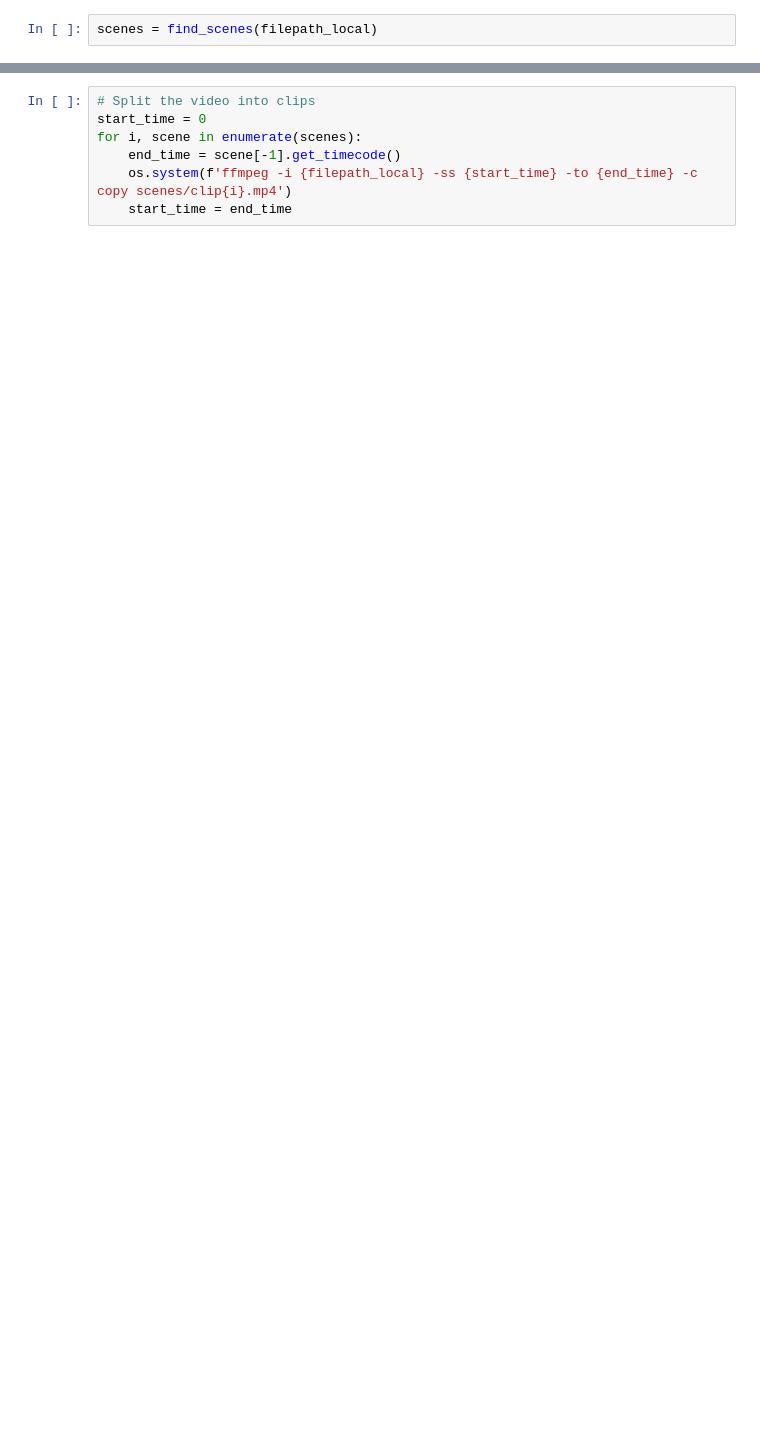
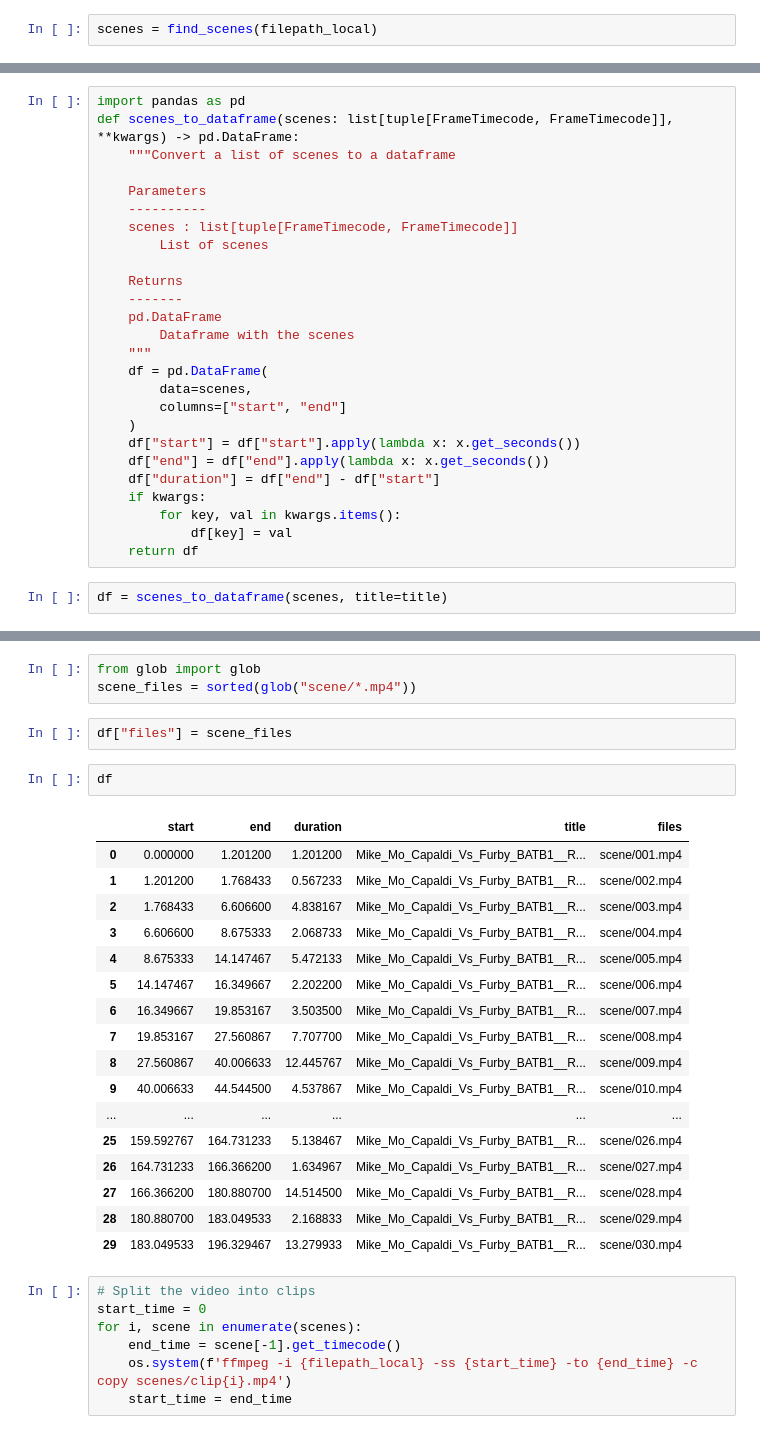
Before and after one commit to EduardoPach/SkateAI, a Jupyter notebook: src/pipelines/nothing.ipynb, the cells around one changed output, grey strips where cells are left out. Cells and saved outputs as stored; diff of their text form; blank space fills up the shorter version.

```diff
--- a/src/pipelines/nothing.ipynb
+++ b/src/pipelines/nothing.ipynb
@@ -767,3 +748,31 @@ scenes
+# %%
+import pandas as pd
+def scenes_to_dataframe(scenes: list[tuple[FrameTimecode, FrameTimecode]], **kwargs) -> pd.DataFrame:
+    """Convert a list of scenes to a dataframe
+
+    Parameters
+    ----------
+    scenes : list[tuple[FrameTimecode, FrameTimecode]]
+        List of scenes
+
+    Returns
+    -------
+    pd.DataFrame
+        Dataframe with the scenes
+    """
+    df = pd.DataFrame(
+        data=scenes,
+        columns=["start", "end"]
+    )
+    df["start"] = df["start"].apply(lambda x: x.get_seconds())
+    df["end"] = df["end"].apply(lambda x: x.get_seconds())
+    df["duration"] = df["end"] - df["start"]
+    if kwargs:
+        for key, val in kwargs.items():
+            df[key] = val
+    return df
+# %%
+df = scenes_to_dataframe(scenes, title=title)
 # %%
 split_video_ffmpeg(filepath_local, scenes, output_file_template=f"scene/$SCENE_NUMBER.mp4", show_progress=True)
 # %% [output]
@@ -771,3 +780,28 @@ split_video_ffmpeg(filepath_local, scenes, output_file_template=f"scene/$SCENE_N
+# %%
+from glob import glob
+scene_files = sorted(glob("scene/*.mp4"))
+# %%
+df["files"] = scene_files
+# %%
+df
+# %% [output]
+|  | start | end | duration | title | files |
+| 0 | 0.000000 | 1.201200 | 1.201200 | Mike_Mo_Capaldi_Vs_Furby_BATB1__R... | scene/001.mp4 |
+| 1 | 1.201200 | 1.768433 | 0.567233 | Mike_Mo_Capaldi_Vs_Furby_BATB1__R... | scene/002.mp4 |
+| 2 | 1.768433 | 6.606600 | 4.838167 | Mike_Mo_Capaldi_Vs_Furby_BATB1__R... | scene/003.mp4 |
+| 3 | 6.606600 | 8.675333 | 2.068733 | Mike_Mo_Capaldi_Vs_Furby_BATB1__R... | scene/004.mp4 |
+| 4 | 8.675333 | 14.147467 | 5.472133 | Mike_Mo_Capaldi_Vs_Furby_BATB1__R... | scene/005.mp4 |
+| 5 | 14.147467 | 16.349667 | 2.202200 | Mike_Mo_Capaldi_Vs_Furby_BATB1__R... | scene/006.mp4 |
+| 6 | 16.349667 | 19.853167 | 3.503500 | Mike_Mo_Capaldi_Vs_Furby_BATB1__R... | scene/007.mp4 |
+| 7 | 19.853167 | 27.560867 | 7.707700 | Mike_Mo_Capaldi_Vs_Furby_BATB1__R... | scene/008.mp4 |
+| 8 | 27.560867 | 40.006633 | 12.445767 | Mike_Mo_Capaldi_Vs_Furby_BATB1__R... | scene/009.mp4 |
+| 9 | 40.006633 | 44.544500 | 4.537867 | Mike_Mo_Capaldi_Vs_Furby_BATB1__R... | scene/010.mp4 |
+| ... | ... | ... | ... | ... | ... |
+| 25 | 159.592767 | 164.731233 | 5.138467 | Mike_Mo_Capaldi_Vs_Furby_BATB1__R... | scene/026.mp4 |
+| 26 | 164.731233 | 166.366200 | 1.634967 | Mike_Mo_Capaldi_Vs_Furby_BATB1__R... | scene/027.mp4 |
+| 27 | 166.366200 | 180.880700 | 14.514500 | Mike_Mo_Capaldi_Vs_Furby_BATB1__R... | scene/028.mp4 |
+| 28 | 180.880700 | 183.049533 | 2.168833 | Mike_Mo_Capaldi_Vs_Furby_BATB1__R... | scene/029.mp4 |
+| 29 | 183.049533 | 196.329467 | 13.279933 | Mike_Mo_Capaldi_Vs_Furby_BATB1__R... | scene/030.mp4 |
 # %%
 # Split the video into clips
 start_time = 0
```
Also changed, not shown: parts of 4 cells of this notebook, 1 other file.
